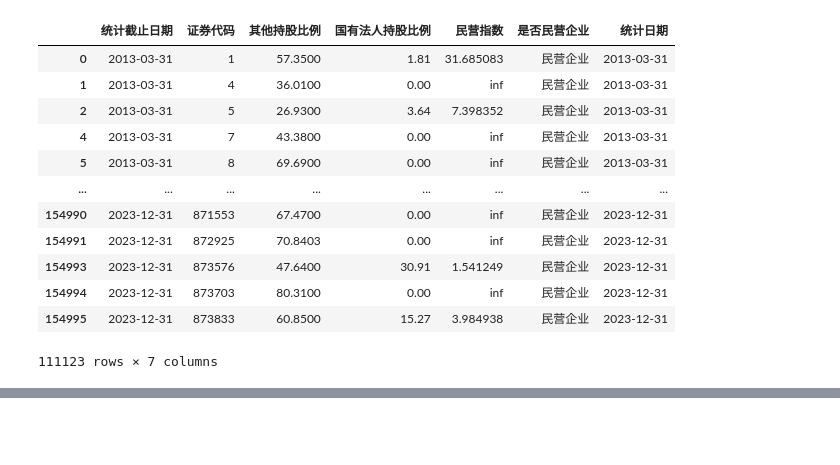
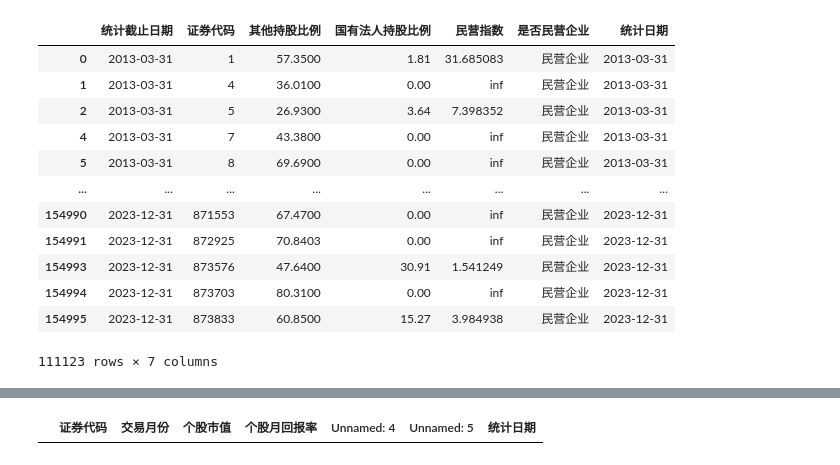
Before and after one commit to Prussia/playJupyter, a Jupyter notebook: testproj/计算加权回报率.ipynb, the cells around one changed output, grey strips where cells are left out. Cells and saved outputs as stored; diff of their text form; code cells hidden in the pictures; blank space fills up the shorter version.

```diff
--- a/testproj/计算加权回报率.ipynb
+++ b/testproj/计算加权回报率.ipynb
@@ -311,3 +434,7 @@ df2
+# %%
+current_year_data_month5678
+# %% [output]
+|  | 证券代码 | 交易月份 | 个股市值 | 个股月回报率 | Unnamed: 4 | Unnamed: 5 | 统计日期 |
 # %%
 # join df1_group and df2
 
```
Also changed, not shown: parts of 15 cells of this notebook.
